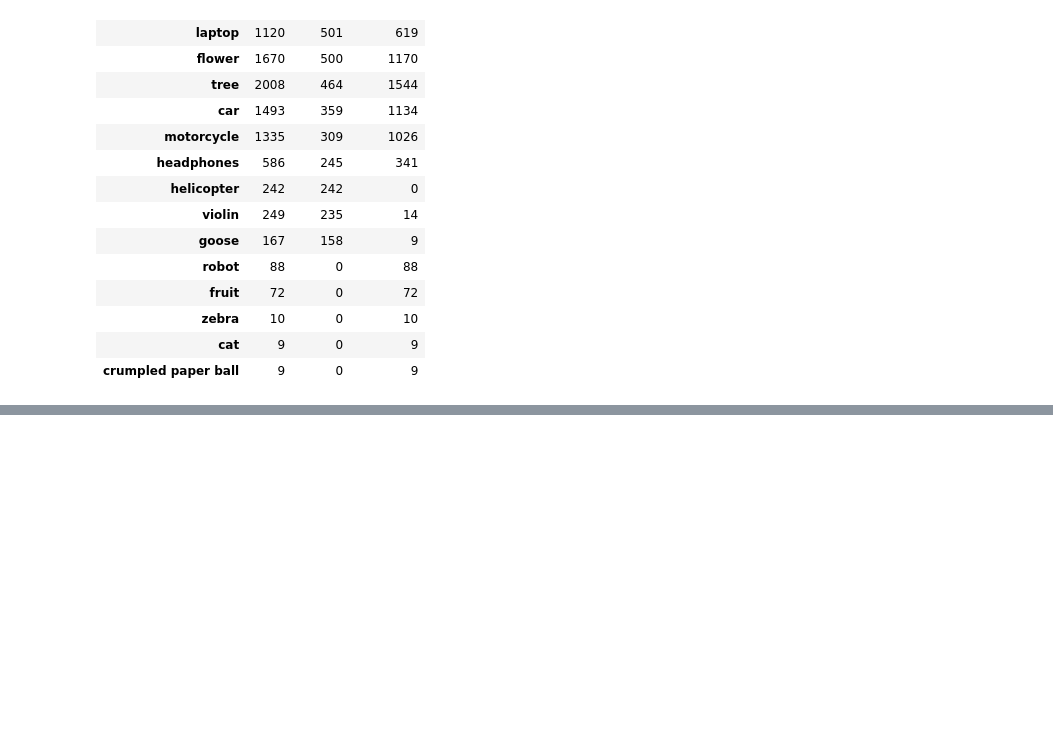
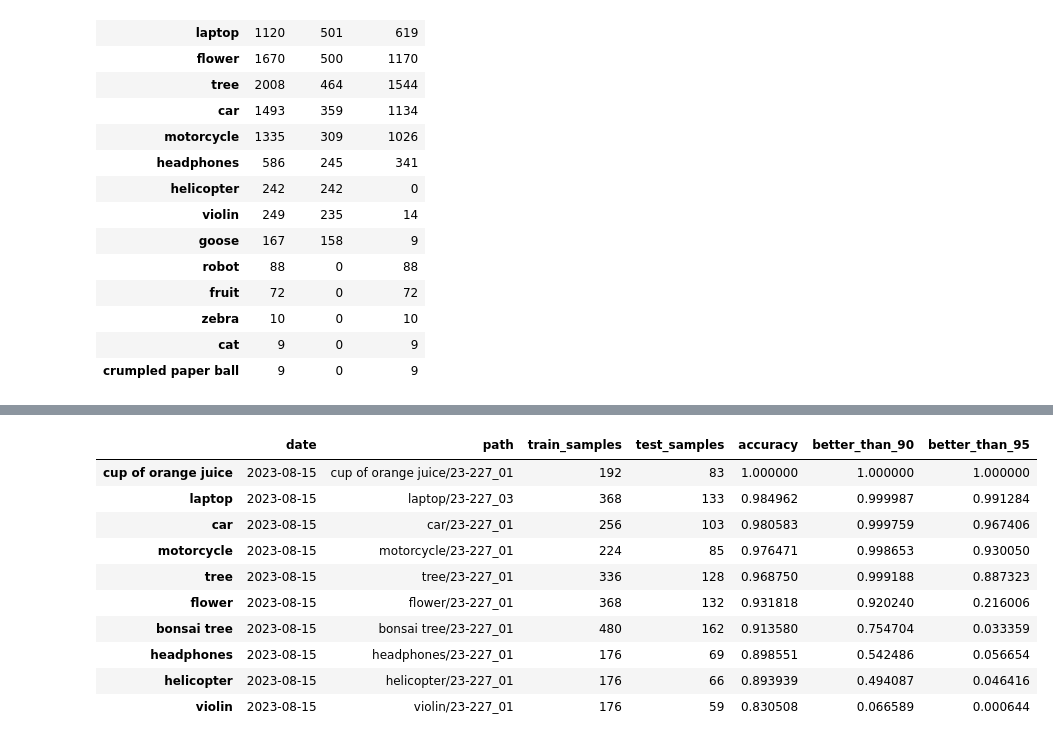
Before and after one commit to xTerradon/hcaptcha-solver, a Jupyter notebook: dev/main.ipynb, the cells around one changed output, grey strips where cells are left out. Cells and saved outputs as stored; diff of their text form; code cells hidden in the pictures; blank space fills up the shorter version.

```diff
--- a/dev/main.ipynb
+++ b/dev/main.ipynb
@@ -39,0 +37,15 @@ plot_captcha_info(info, figsize=(4,10))
+# %%
+model_info = db1.get_model_info()
+model_info
+# %% [output]
+|  | date | path | train_samples | test_samples | accuracy | better_than_90 | better_than_95 |
+| cup of orange juice | 2023-08-15 | cup of orange juice/23-227_01 | 192 | 83 | 1.000000 | 1.000000 | 1.000000 |
+| laptop | 2023-08-15 | laptop/23-227_03 | 368 | 133 | 0.984962 | 0.999987 | 0.991284 |
+| car | 2023-08-15 | car/23-227_01 | 256 | 103 | 0.980583 | 0.999759 | 0.967406 |
+| motorcycle | 2023-08-15 | motorcycle/23-227_01 | 224 | 85 | 0.976471 | 0.998653 | 0.930050 |
+| tree | 2023-08-15 | tree/23-227_01 | 336 | 128 | 0.968750 | 0.999188 | 0.887323 |
+| flower | 2023-08-15 | flower/23-227_01 | 368 | 132 | 0.931818 | 0.920240 | 0.216006 |
+| bonsai tree | 2023-08-15 | bonsai tree/23-227_01 | 480 | 162 | 0.913580 | 0.754704 | 0.033359 |
+| headphones | 2023-08-15 | headphones/23-227_01 | 176 | 69 | 0.898551 | 0.542486 | 0.056654 |
+| helicopter | 2023-08-15 | helicopter/23-227_01 | 176 | 66 | 0.893939 | 0.494087 | 0.046416 |
+| violin | 2023-08-15 | violin/23-227_01 | 176 | 59 | 0.830508 | 0.066589 | 0.000644 |
```
Also changed, not shown: parts of 9 cells of this notebook, 27 other files.
